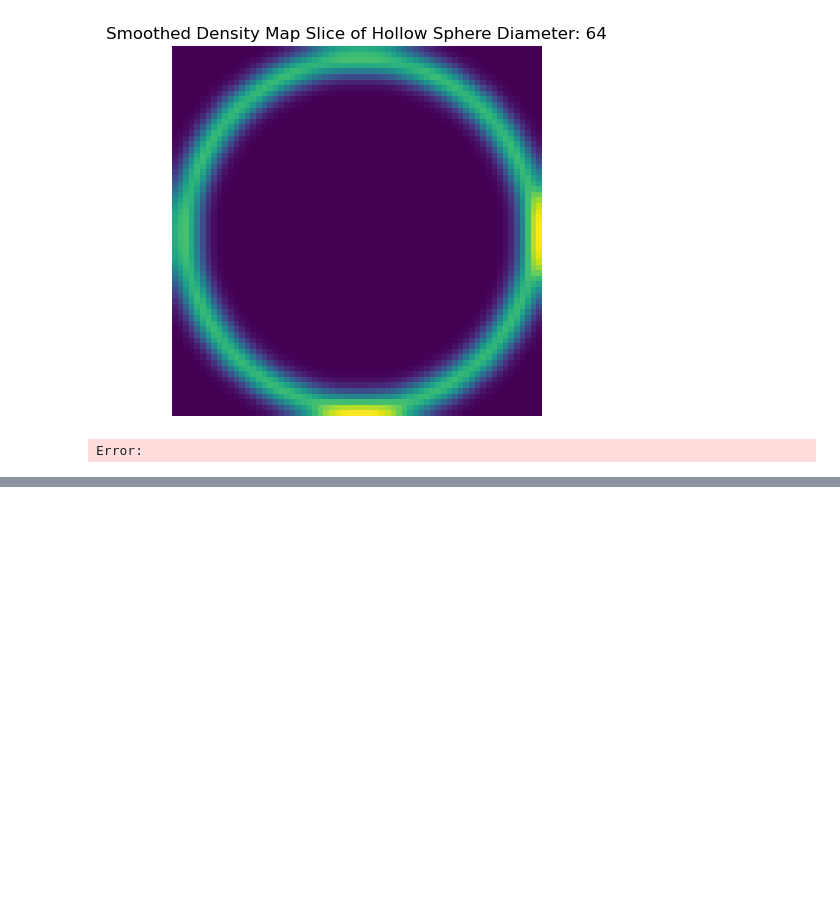
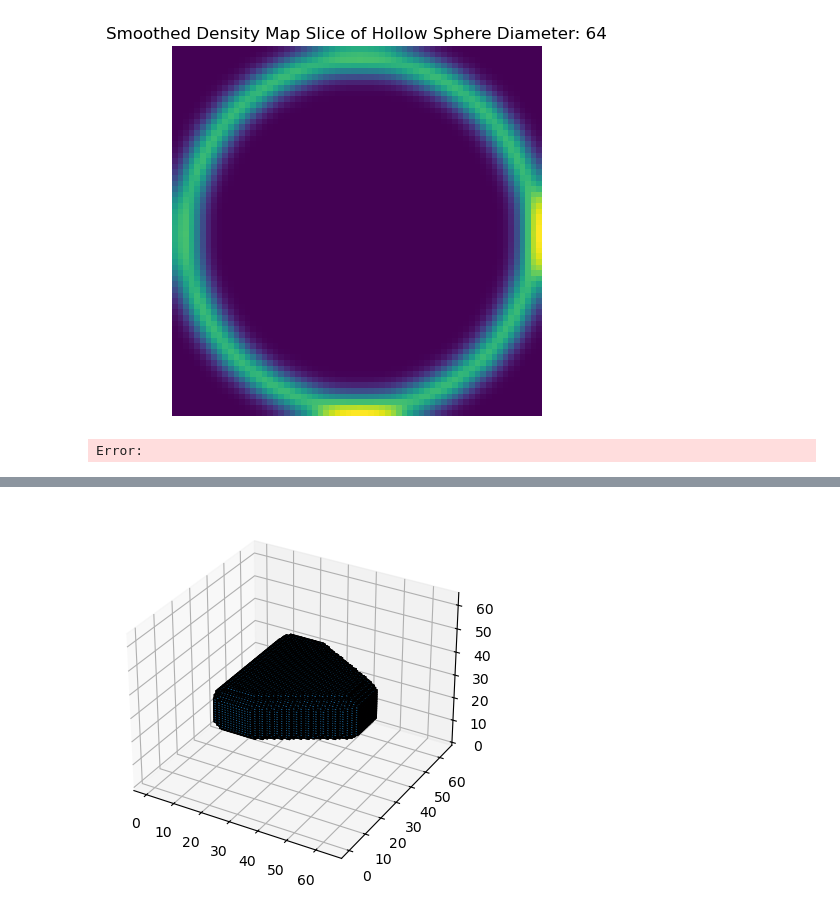
Before and after one commit to YuX-Ren/sim_data, a Jupyter notebook: shape.ipynb, the cells around one changed output, grey strips where cells are left out. Drawn from its saved outputs; the diff is of its cells as text; code cells hidden in the pictures; blank space fills up the shorter version.

```diff
--- a/shape.ipynb
+++ b/shape.ipynb
@@ -180,0 +222,14 @@ visualize_3d_volume(volume)
+# %%
+def visualize_3d_volume(volume):
+    fig = plt.figure()
+    ax = fig.add_subplot(111, projection='3d')
+    ax.voxels(volume, edgecolor='k')
+    plt.show()
+mask = indexIntersect!=-1
+mask = mask.reshape((nGrid, nGrid, nGrid)).astype(float)
+import matplotlib.pyplot as plt
+from scipy.ndimage import gaussian_filter
+mask = gaussian_filter(mask, sigma=1)
+visualize_3d_volume(mask)
+# %% [output]
+[figure, added]
```
Also changed, not shown: parts of 4 cells of this notebook.
